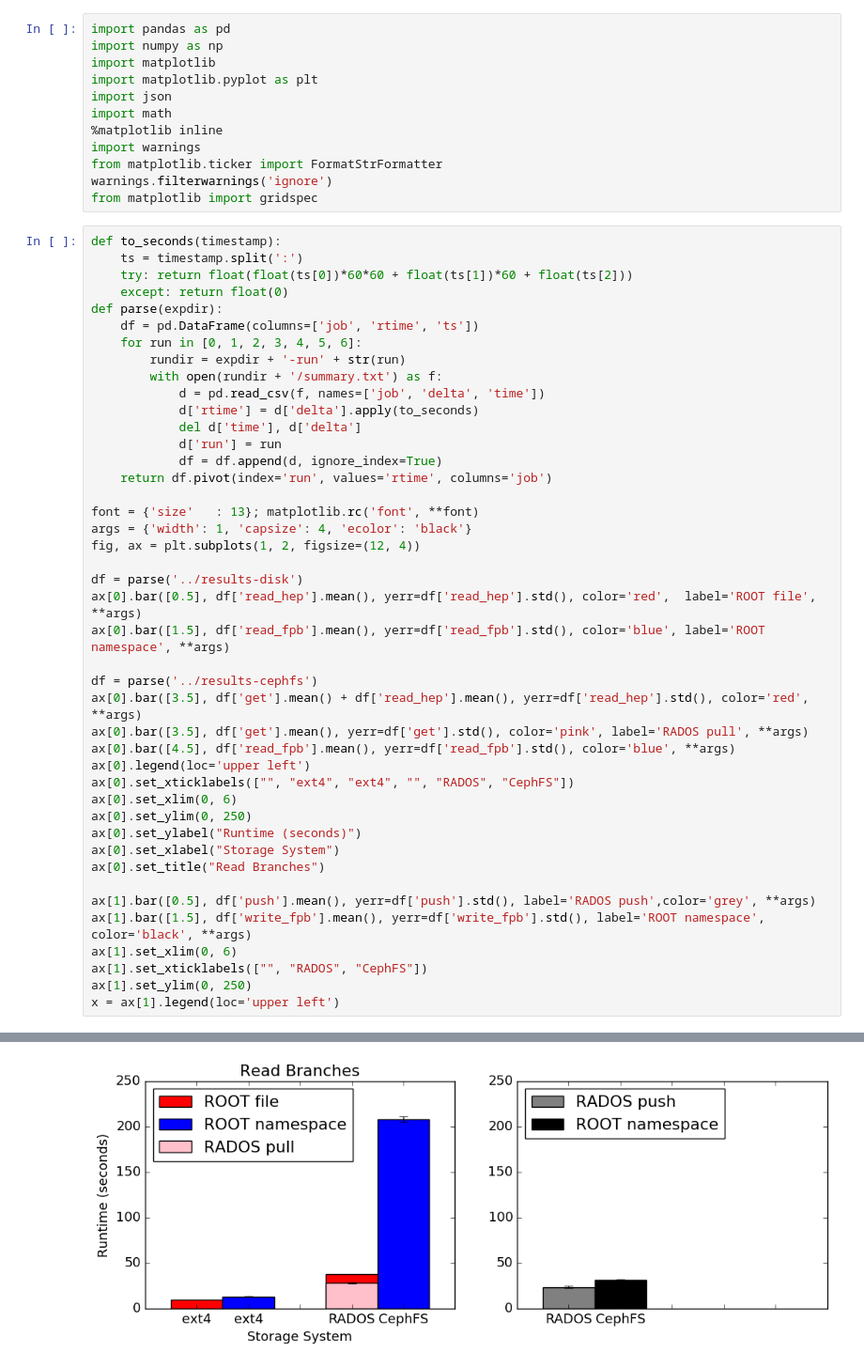
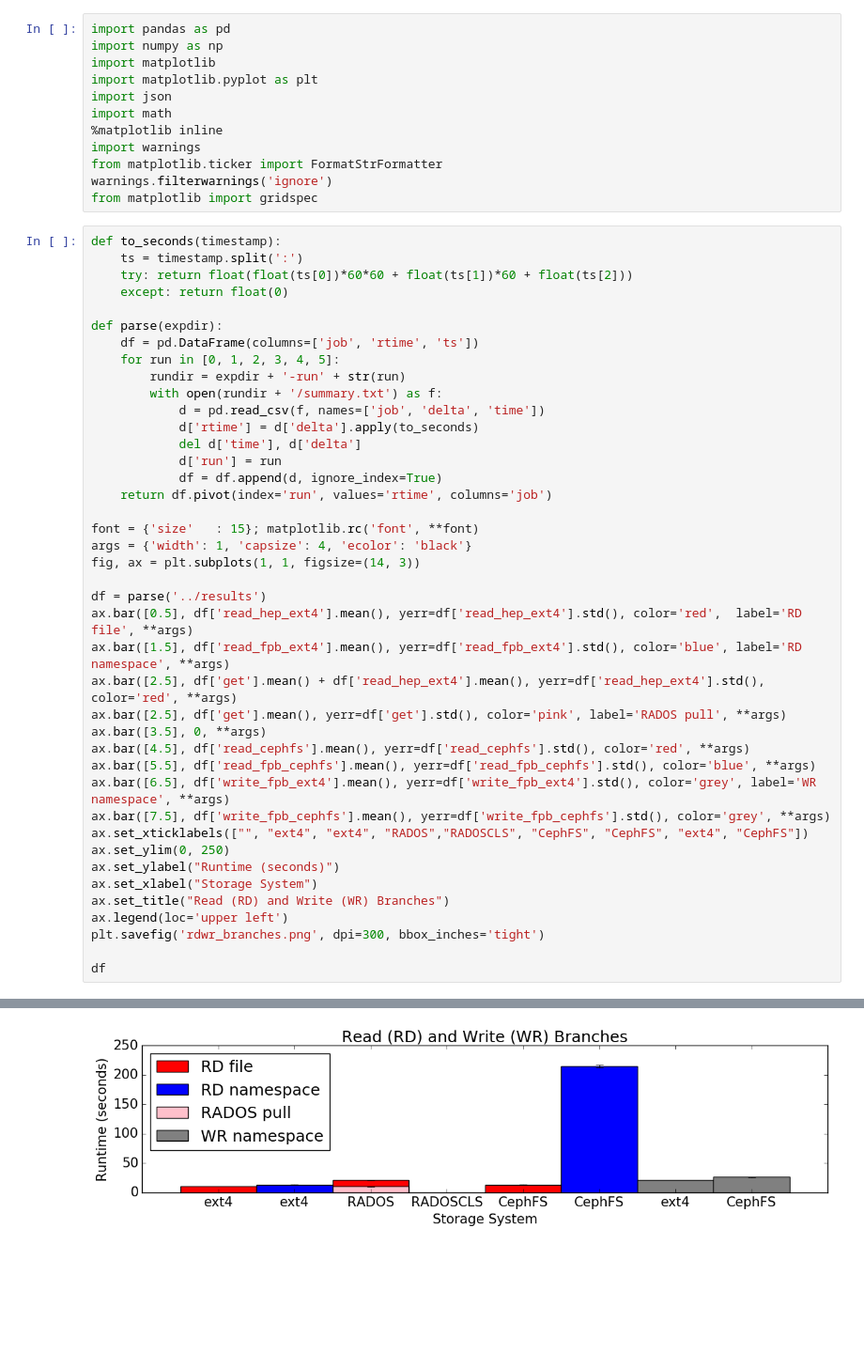
Before and after one commit to michaelsevilla/paulocto-popper, a Jupyter notebook: pipelines/hep/visualize/viz.ipynb, the cells around one changed output, grey strips where cells are left out. Shown: that part at 94% size. Drawn from its saved outputs; the diff is of its cells as text; blank space fills up the shorter version.

Commit message:
benchmark: graph hep job
Signed-off-by: Michael Sevilla <mikesevilla3@gmail.com>

```diff
--- a/pipelines/hep/visualize/viz.ipynb
+++ b/pipelines/hep/visualize/viz.ipynb
@@ -15,9 +15,10 @@ def to_seconds(timestamp):
     ts = timestamp.split(':')
     try: return float(float(ts[0])*60*60 + float(ts[1])*60 + float(ts[2]))
     except: return float(0)
+
 def parse(expdir):
     df = pd.DataFrame(columns=['job', 'rtime', 'ts'])
-    for run in [0, 1, 2, 3, 4, 5, 6]:
+    for run in [0, 1, 2, 3, 4, 5]:
         rundir = expdir + '-run' + str(run)
         with open(rundir + '/summary.txt') as f:
             d = pd.read_csv(f, names=['job', 'delta', 'time'])
@@ -27,30 +28,27 @@ def parse(expdir):
             df = df.append(d, ignore_index=True)
     return df.pivot(index='run', values='rtime', columns='job')
 
-font = {'size'   : 13}; matplotlib.rc('font', **font)
+font = {'size'   : 15}; matplotlib.rc('font', **font)
 args = {'width': 1, 'capsize': 4, 'ecolor': 'black'}
-fig, ax = plt.subplots(1, 2, figsize=(12, 4))
+fig, ax = plt.subplots(1, 1, figsize=(14, 3))
 
-df = parse('../results-disk')
-ax[0].bar([0.5], df['read_hep'].mean(), yerr=df['read_hep'].std(), color='red',  label='ROOT file', **args)
-ax[0].bar([1.5], df['read_fpb'].mean(), yerr=df['read_fpb'].std(), color='blue', label='ROOT namespace', **args)
+df = parse('../results')
+ax.bar([0.5], df['read_hep_ext4'].mean(), yerr=df['read_hep_ext4'].std(), color='red',  label='RD file', **args)
+ax.bar([1.5], df['read_fpb_ext4'].mean(), yerr=df['read_fpb_ext4'].std(), color='blue', label='RD namespace', **args)
+ax.bar([2.5], df['get'].mean() + df['read_hep_ext4'].mean(), yerr=df['read_hep_ext4'].std(), color='red', **args)
+ax.bar([2.5], df['get'].mean(), yerr=df['get'].std(), color='pink', label='RADOS pull', **args)
+ax.bar([3.5], 0, **args)
+ax.bar([4.5], df['read_cephfs'].mean(), yerr=df['read_cephfs'].std(), color='red', **args)
+ax.bar([5.5], df['read_fpb_cephfs'].mean(), yerr=df['read_fpb_cephfs'].std(), color='blue', **args)
+ax.bar([6.5], df['write_fpb_ext4'].mean(), yerr=df['write_fpb_ext4'].std(), color='grey', label='WR namespace', **args)
+ax.bar([7.5], df['write_fpb_cephfs'].mean(), yerr=df['write_fpb_cephfs'].std(), color='grey', **args)
+ax.set_xticklabels(["", "ext4", "ext4", "RADOS","RADOSCLS", "CephFS", "CephFS", "ext4", "CephFS"])
+ax.set_ylim(0, 250)
+ax.set_ylabel("Runtime (seconds)")
+ax.set_xlabel("Storage System")
+ax.set_title("Read (RD) and Write (WR) Branches")
+ax.legend(loc='upper left')
+plt.savefig('rdwr_branches.png', dpi=300, bbox_inches='tight')
 
-df = parse('../results-cephfs')
-ax[0].bar([3.5], df['get'].mean() + df['read_hep'].mean(), yerr=df['read_hep'].std(), color='red', **args)
-ax[0].bar([3.5], df['get'].mean(), yerr=df['get'].std(), color='pink', label='RADOS pull', **args)
-ax[0].bar([4.5], df['read_fpb'].mean(), yerr=df['read_fpb'].std(), color='blue', **args)
-ax[0].legend(loc='upper left')
-ax[0].set_xticklabels(["", "ext4", "ext4", "", "RADOS", "CephFS"])
-ax[0].set_xlim(0, 6)
-ax[0].set_ylim(0, 250)
-ax[0].set_ylabel("Runtime (seconds)")
-ax[0].set_xlabel("Storage System")
-ax[0].set_title("Read Branches")
-
-ax[1].bar([0.5], df['push'].mean(), yerr=df['push'].std(), label='RADOS push',color='grey', **args)
-ax[1].bar([1.5], df['write_fpb'].mean(), yerr=df['write_fpb'].std(), label='ROOT namespace', color='black', **args)
-ax[1].set_xlim(0, 6)
-ax[1].set_xticklabels(["", "RADOS", "CephFS"])
-ax[1].set_ylim(0, 250)
-x = ax[1].legend(loc='upper left')
+df
 # %% [output]
@@ -57 +63 @@ x = ax[1].legend(loc='upper left')
-[figure, old version]
+[figure, new version]
```
Also changed, not shown: parts of 2 cells of this notebook, 29 other files.
